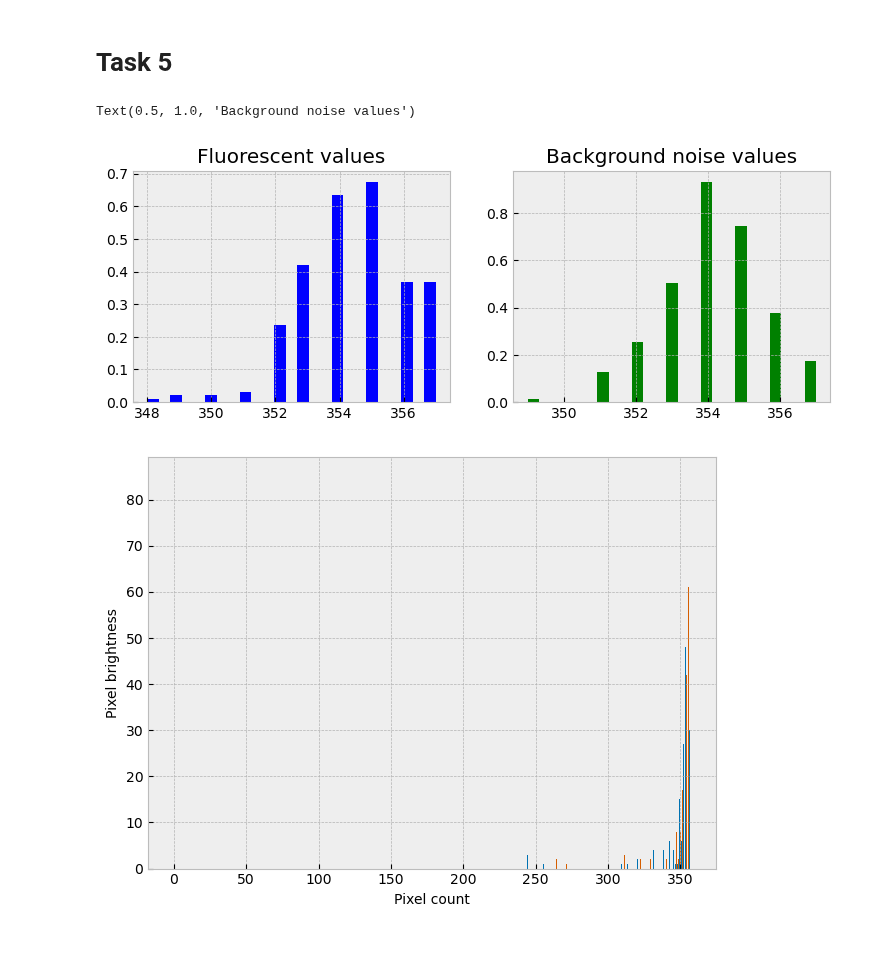
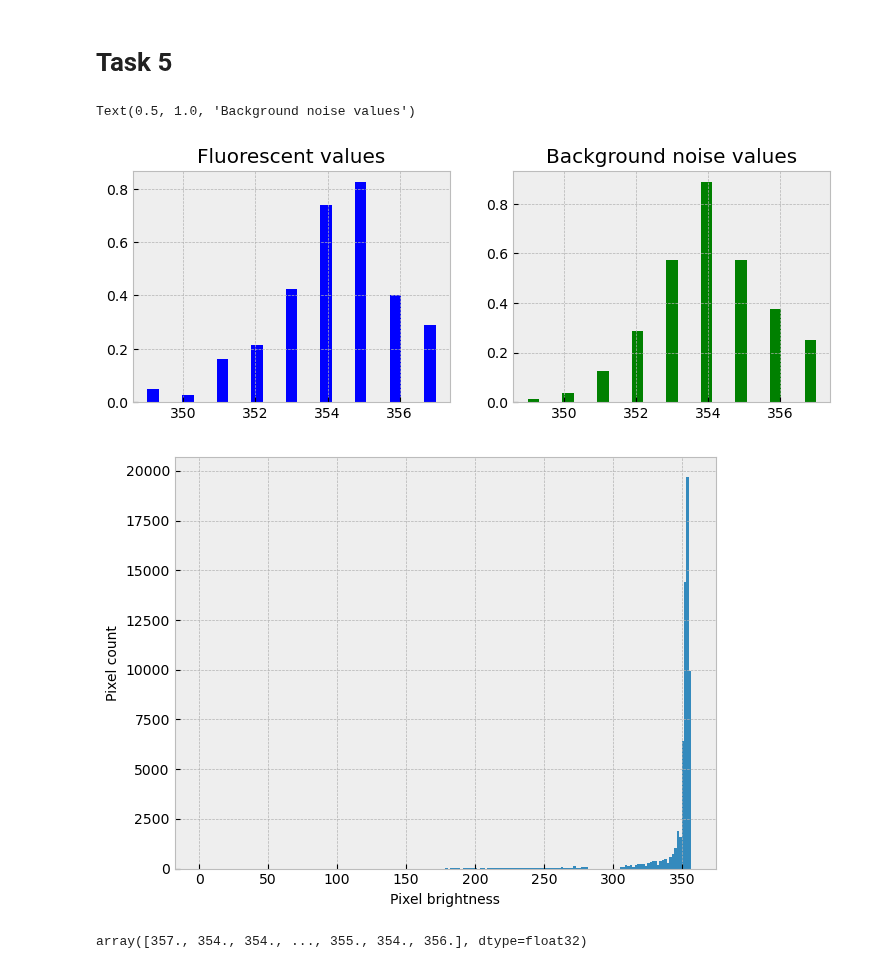
Before and after one commit to SPS-SP2273/learning-portfolio-2024-aug-immunoglobulinaustin, a Jupyter notebook: application_challenge/a_picture_worth_thousands_of_data_points/a_picture_worth_thousands_of_data_points.ipynb, the cells around one changed output. Saved outputs shown, nothing was run; the diff lists cells and outputs as text; code cells hidden in the pictures.

```diff
--- a/application_challenge/a_picture_worth_thousands_of_data_points/a_picture_worth_thousands_of_data_points.ipynb
+++ b/application_challenge/a_picture_worth_thousands_of_data_points/a_picture_worth_thousands_of_data_points.ipynb
@@ -21,20 +21,16 @@ print(f'{type(img_data)=}',
       f'{img_data.sum()}', #sums all the overall brightness of pixels in the image
       sep='\n')
 
-plt.style.use('bmh')
-fluorescent_data = img_data[:, 0].flatten() #white channel, means fluorescent signal
-bg_data = img_data[:, 1].flatten() #black channel, means background signal
+img_data = img_data.flatten() #converting it to 1d array
+plt.hist(img_data, bins = 256)
+plt.xlim(-10, 256)
 
-fig, ax = plt.subplots(nrows=1, ncols=2, figsize=(9, 3))
-ax_fluorescent, ax_background = ax
+ticks = [i for i in range(0, 256, 25)] #using list comprehension, start 0, end 256 in intervals of 25
 
-
-ax_fluorescent.hist(fluorescent_data, color='blue', bins=25, density=True) #bins is thickness of the bars
-ax_fluorescent.set_title('Fluorescent values')
-# ax_fluorescent.set_xlabel('Pixel locality') #keep in view
-
-
-ax_background.hist(bg_data, color='green', bins=25, density=True)
-ax_background.set_title('Background noise values')
+plt.xticks(ticks) #setting x intervals
+plt.xlabel('Pixel intensity')
+plt.ylabel('Frequency')
+plt.grid(alpha = 0.25)
+plt.show()
 # %% [output]
 type(img_data)=<class 'numpy.ndarray'>
@@ -92,7 +87,7 @@ ax[0, 0].set_title('Original', fontsize = 10)
 ax[0, 0].axis('off') #removing axis for this subplot
 
 #For brightening of img
-brightened_img = img.astype(np.float32) #converting uint8 to float32, so can do masking. uint8 result might exceed 255, leading to error
+brightened_img = img.astype(np.float32) #converting uint8 to float32, so can do masking. uint8 result will exceed 255, leading to error
 mask = brightened_img > 50
 brightened_img[mask] = brightened_img[mask] * 1.5 #if values >50, *1.5 and replace brightened_img
 #numpy.where()
@@ -102,7 +97,8 @@ ax[0, 1].set_title('Brightened', fontsize = 10)
 ax[0, 1].axis('off')
 
 #Cropping brightened_img
-cropped_img = util.crop(brightened_img, (90, 150), (100, 300)) #trial and error. best i can do
+# cropped_img = util.crop(brightened_img, (90, 150), (100, 300)) #trial and error. best i can do
+cropped_img = brightened_img[120:370, 100:350]
 ax[1, 0].imshow(cropped_img, cmap='gray')
 ax[1, 0].set_title('Cropped', fontsize = 10)
 ax[1, 0].axis('off')
@@ -138,15 +134,19 @@ ax_background.set_title('Background noise values')
 #No negative values as there will be noise present due to camera thermal processes, leading to values close to 0
 # %% [output]
 Text(0.5, 1.0, 'Background noise values')
-[figure, old version]
+[figure, new version]
 # %%
 # %%timeit
-n = int(inverted_img.max())
-plt.hist(inverted_img, bins = n)
-plt.xlabel('Pixel count', fontsize = 10)
-plt.ylabel('Pixel brightness', fontsize = 10)
+inverted_img = inverted_img.flatten() #flattening to 1D array
+plt.hist(inverted_img, bins = 200)
+plt.xlabel('Pixel brightness', fontsize = 10)
+plt.ylabel('Pixel count', fontsize = 10)
 
 plt.tight_layout()
 plt.show()
 # %% [output]
-[figure, old version]
+[figure, new version]
+# %%
+inverted_img
+# %% [output]
+array([357., 354., 354., ..., 355., 354., 356.], dtype=float32)
```
Also changed, not shown: parts of 2 cells of this notebook.
